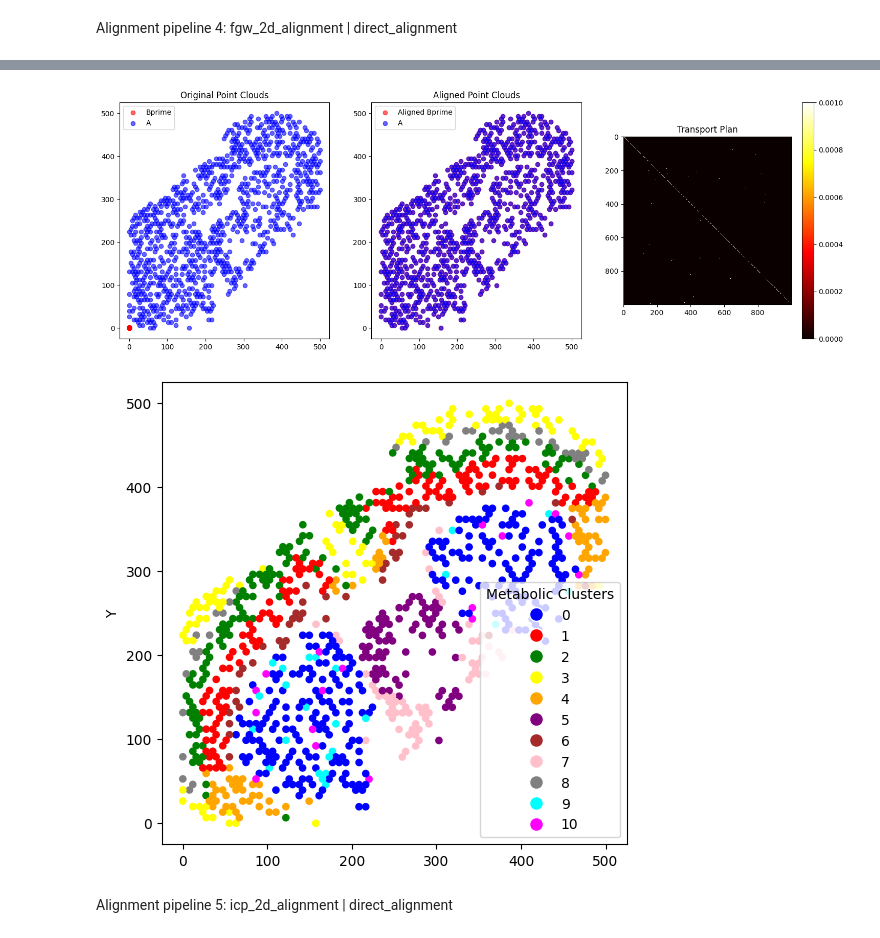
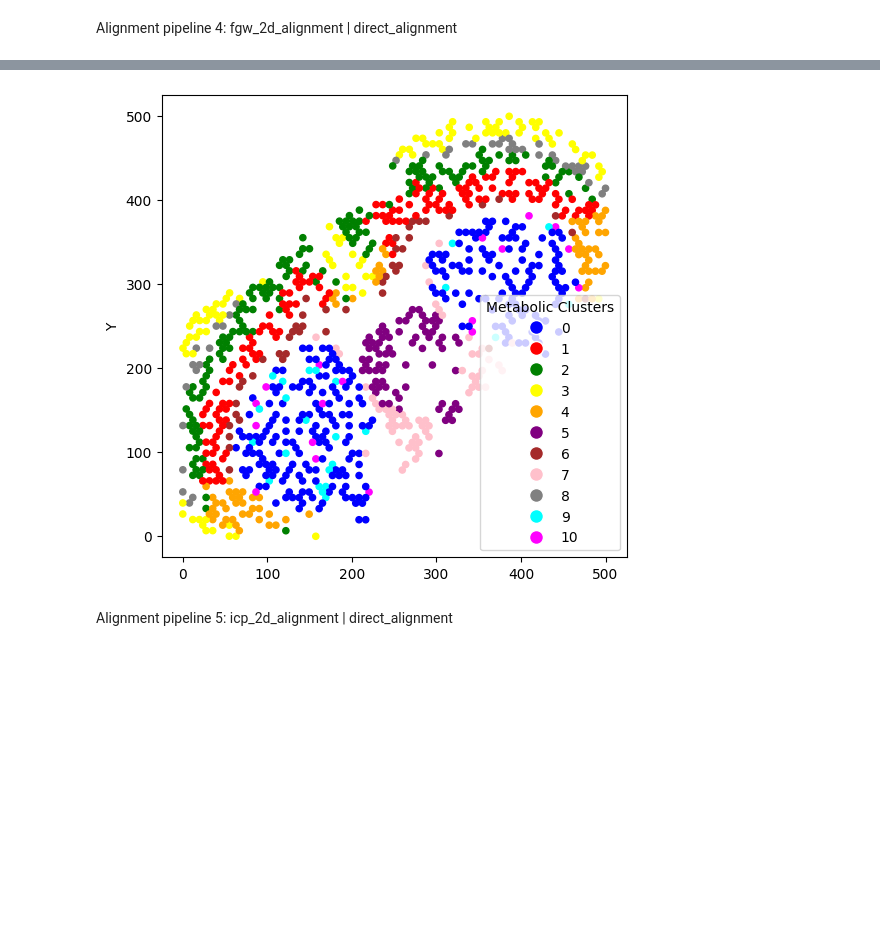
Before and after one commit to LittleLittleCloud/haCCA, a Jupyter notebook: example/comparasion_between_haCCA_and_other_alignment_method.ipynb, the cells around one changed output, grey strips where cells are left out. Cells and saved outputs as stored; diff of their text form; code cells hidden in the pictures; blank space fills up the shorter version.

```diff
--- a/example/comparasion_between_haCCA_and_other_alignment_method.ipynb
+++ b/example/comparasion_between_haCCA_and_other_alignment_method.ipynb
@@ -193,6 +226,6 @@ b_predict = hacca.direct_alignment(a, _b_prime, work_dir=fgw_2d_work_dir)
 pi = hacca.direct_alignment_metric(a, _b_prime)
 hacca.plot_b_predict(b_predict, fgw_2d_work_dir)
 fgw_2d_loss = hacca.loss(b_predict, b_truth)
-pairwise_alignment_accuracy = hacca.pairwise_alignment_accuracy(a, _b_prime, pi)
-print(f"FGW 2D: loss: {fgw_2d_loss}, pairwise_alignment_accuracy: {pairwise_alignment_accuracy}")
+fgw_2d_pairwise_alignment_accuracy = hacca.pairwise_alignment_accuracy(a, _b_prime, pi)
+print(f"FGW 2D: loss: {fgw_2d_loss}, pairwise_alignment_accuracy: {fgw_2d_pairwise_alignment_accuracy}")
 # %% [output]
@@ -200,5 +233,4 @@ FGW 2D: loss: (np.float32(55.991516), np.float64(0.883), 0.8192961476264753), pa
-[figure, old version]
+[figure, new version]
-[figure, removed]
 # %% [markdown]
 Alignment pipeline 5: icp_2d_alignment | direct_alignment
 # %%
```
Also changed, not shown: parts of 14 cells of this notebook.
